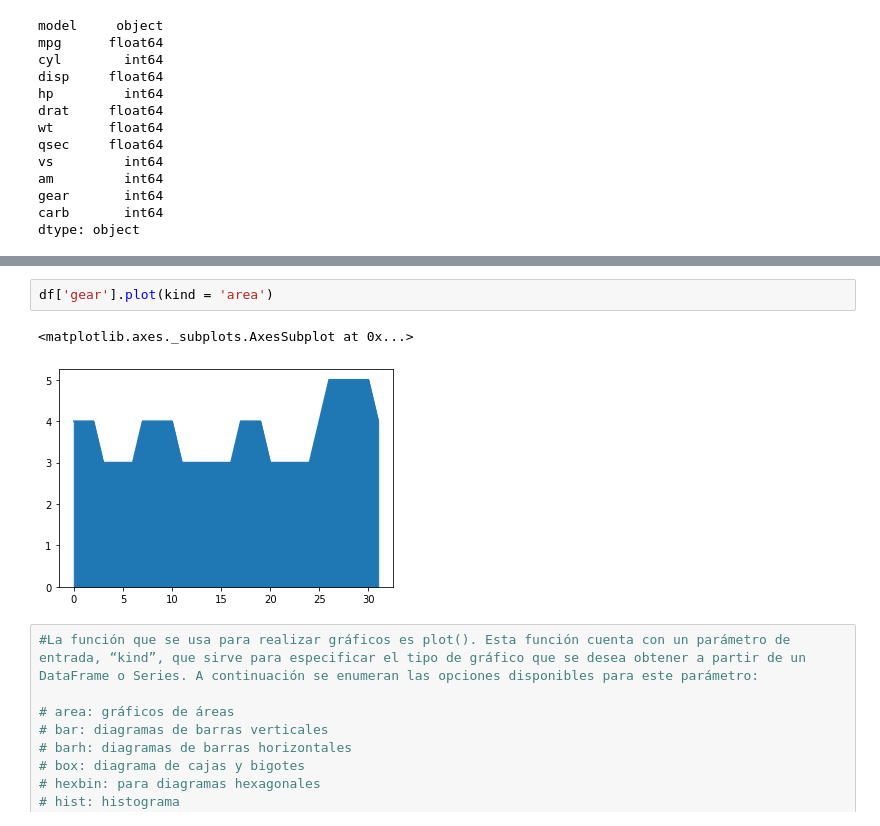
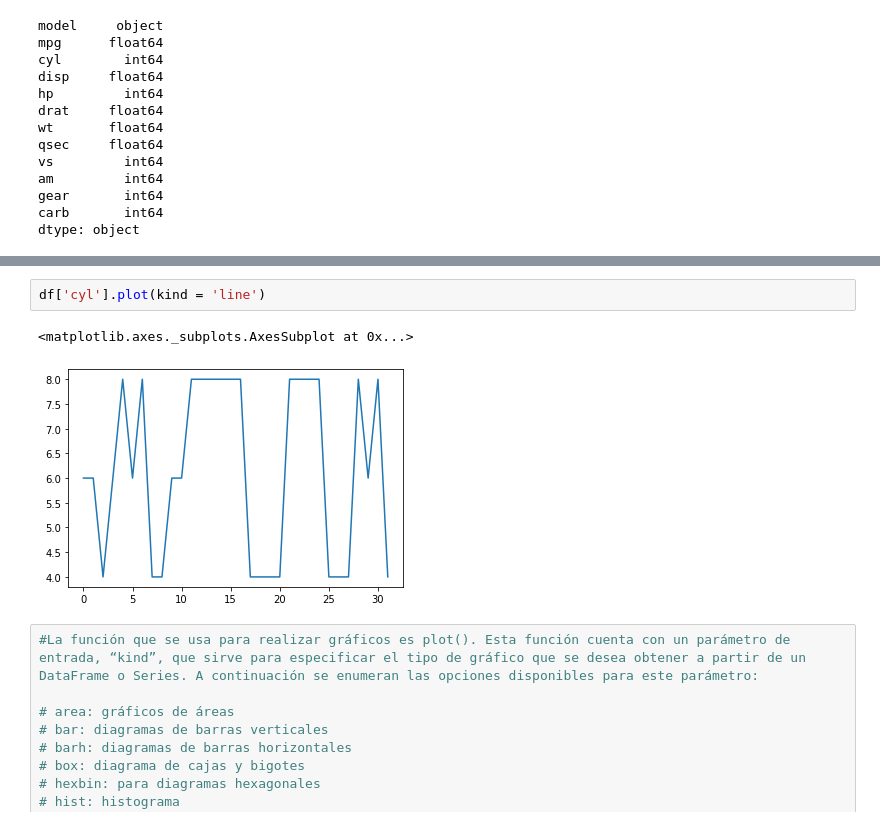
Before and after one commit to LipeBuiles/analisis_dataset, a Jupyter notebook: mtcars.ipynb, the cells around one changed output, grey strips where cells are left out. Cells and saved outputs as stored; diff of their text form.

```diff
--- a/mtcars.ipynb
+++ b/mtcars.ipynb
@@ -254,8 +153,8 @@ Name: model, dtype: int64
 # %%
-df['gear'].plot(kind = 'area')
+df['cyl'].plot(kind = 'line')
 # %% [output]
 <matplotlib.axes._subplots.AxesSubplot at 0x...>
-[figure, old version]
+[figure, new version]
 # %%
 #La función que se usa para realizar gráficos es plot(). Esta función cuenta con un parámetro de entrada, “kind”, que sirve para especificar el tipo de gráfico que se desea obtener a partir de un DataFrame o Series. A continuación se enumeran las opciones disponibles para este parámetro:
 
```
Also changed, not shown: parts of 19 cells of this notebook.
